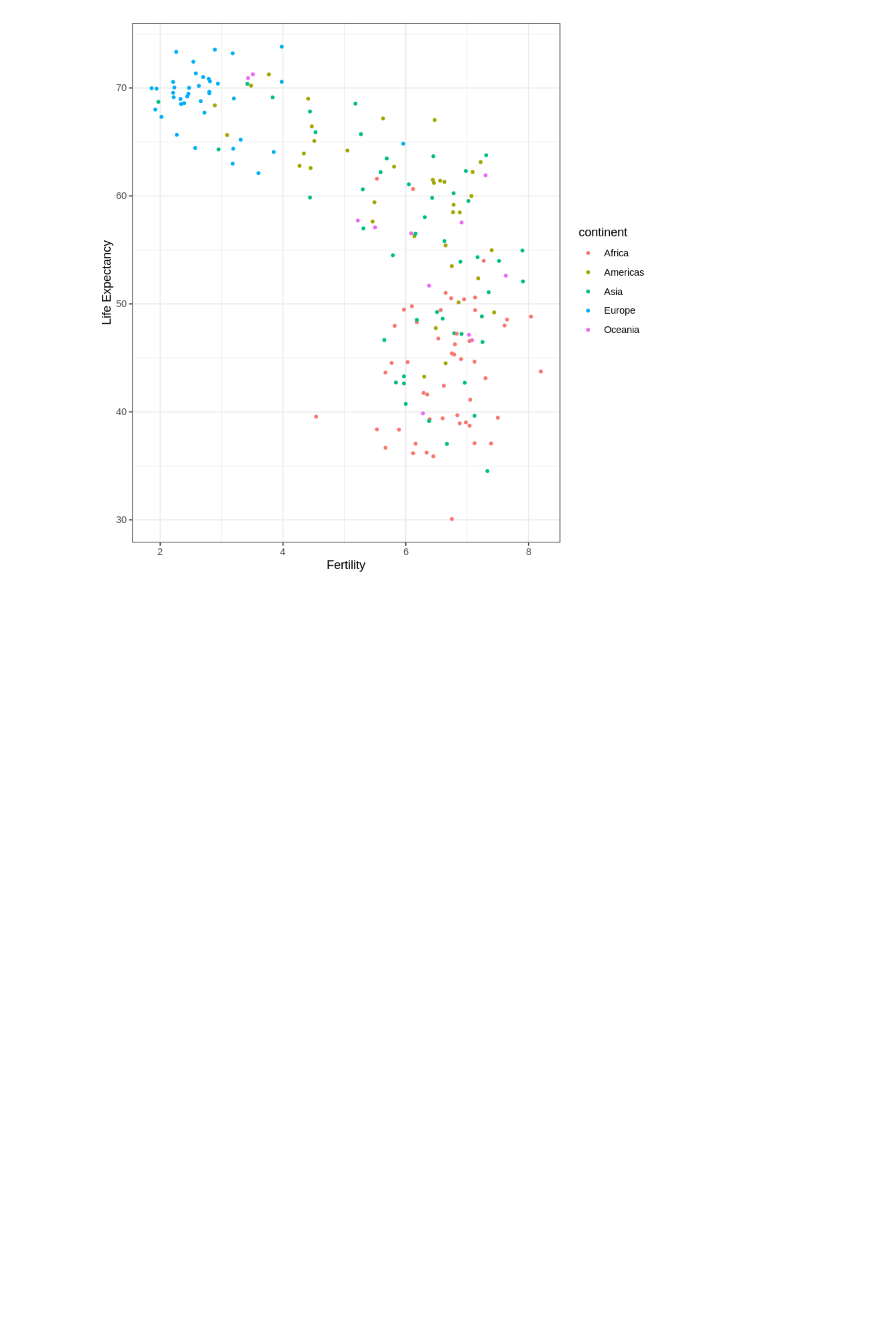
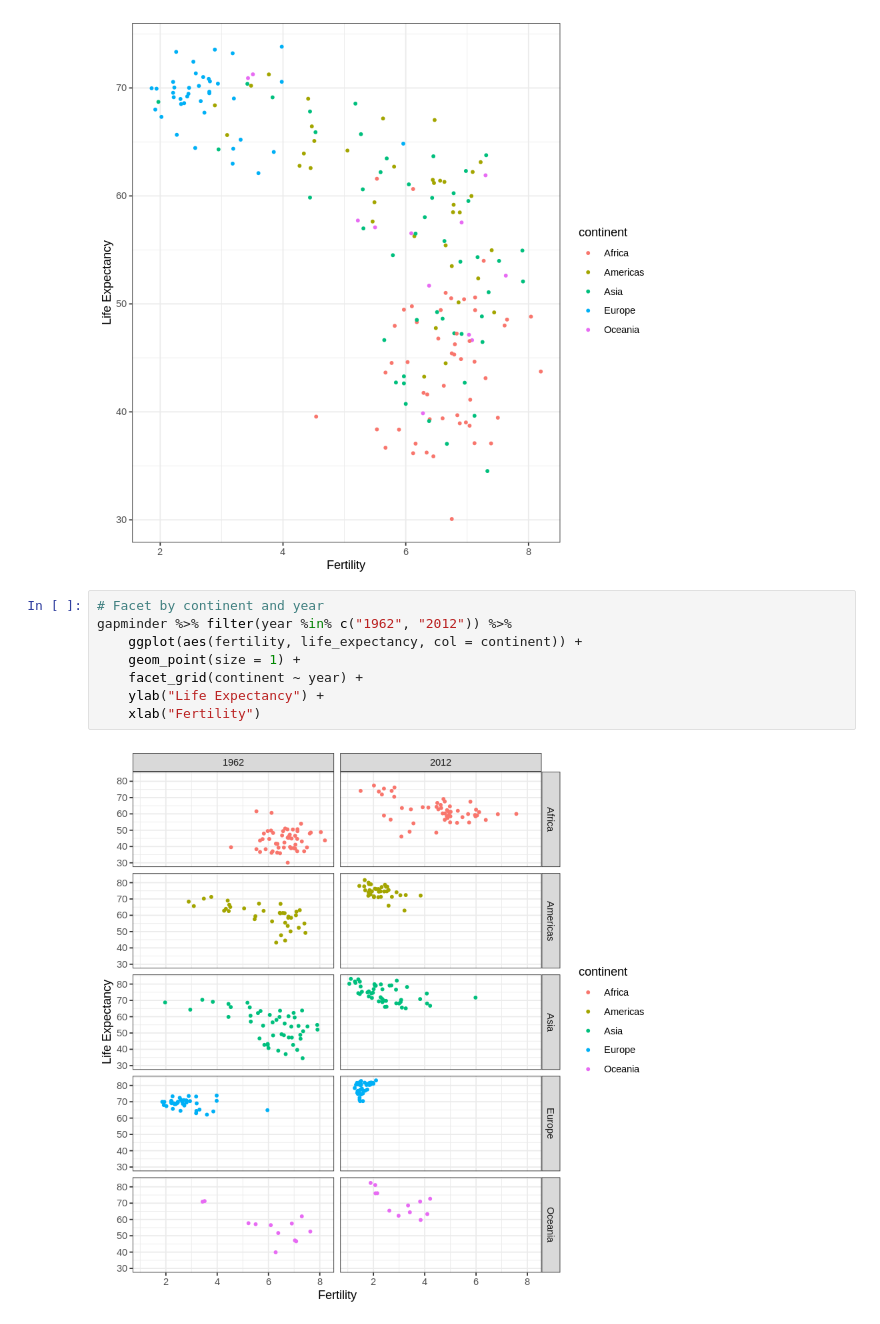
Before and after one commit to ashudva/Case_Studies, a Jupyter notebook: Gapminder/Gapminder.ipynb, the cells around one changed output. Cells and saved outputs as stored; diff of their text form; blank space fills up the shorter version.

Commit message:
fertility vs life_expectancy over the years

```diff
--- a/Gapminder/Gapminder.ipynb
+++ b/Gapminder/Gapminder.ipynb
@@ -55,3 +67,13 @@ gapminder %>%
     xlab("Fertility")
 # %% [output]
 [figure]
+# %%
+# Facet by continent and year
+gapminder %>% filter(year %in% c("1962", "2012")) %>%
+    ggplot(aes(fertility, life_expectancy, col = continent)) +
+    geom_point(size = 1) +
+    facet_grid(continent ~ year) +
+    ylab("Life Expectancy") +
+    xlab("Fertility")
+# %% [output]
+[figure, added]
```
Also changed, not shown: parts of 7 cells of this notebook.
